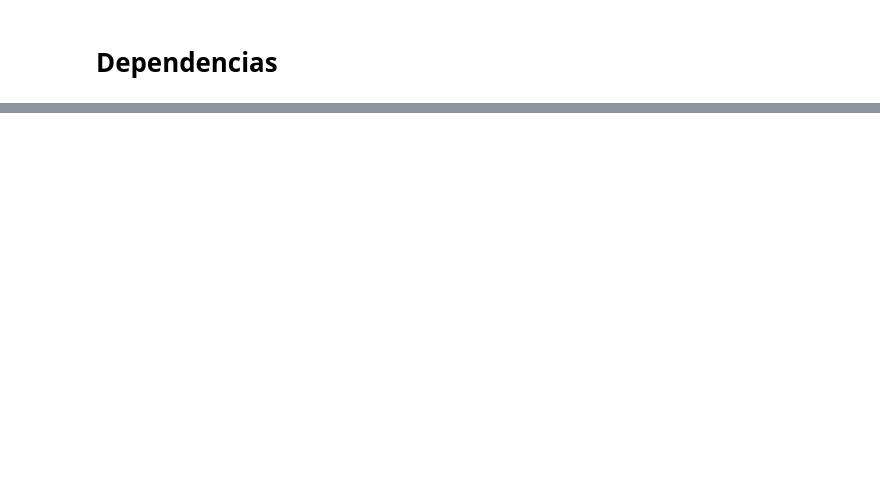
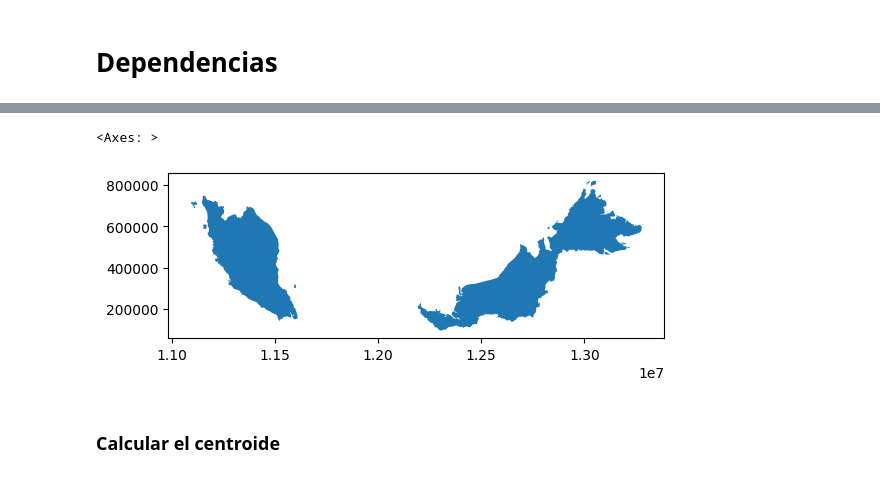
Before and after one commit to jdavidortega/Geographic_Data_Science_with_Python, a Jupyter notebook: 1.ipynb, the cells around one changed output, grey strips where cells are left out. Saved outputs shown, nothing was run; the diff lists cells and outputs as text; code cells hidden in the pictures; blank space fills up the shorter version.

```diff
--- a/1.ipynb
+++ b/1.ipynb
@@ -55,0 +34,8 @@ m  # Si estás en un entorno Jupyter, esto mostrará el mapa en la salida de la
+# %%
+# Visualizamos un multipoligono
+gt_polygons.query('ADMIN=="Malaysia"').plot()
+# %% [output]
+<Axes: >
+[figure, added]
+# %% [markdown]
+### Calcular el centroide
```
Also changed, not shown: parts of 33 cells of this notebook.
